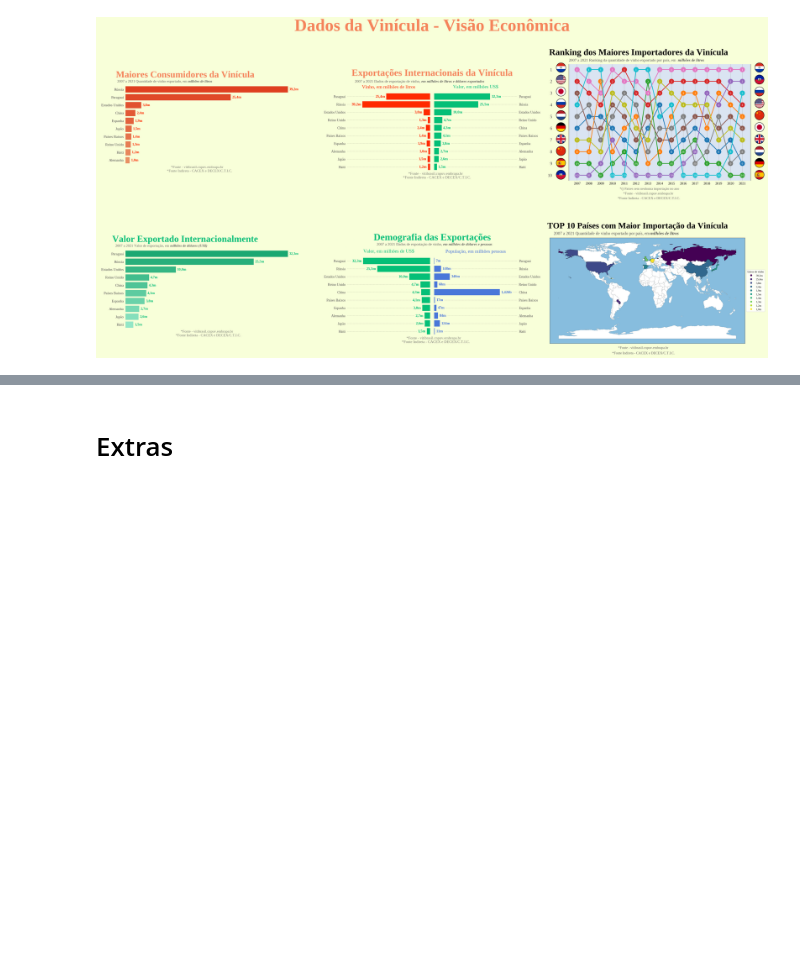
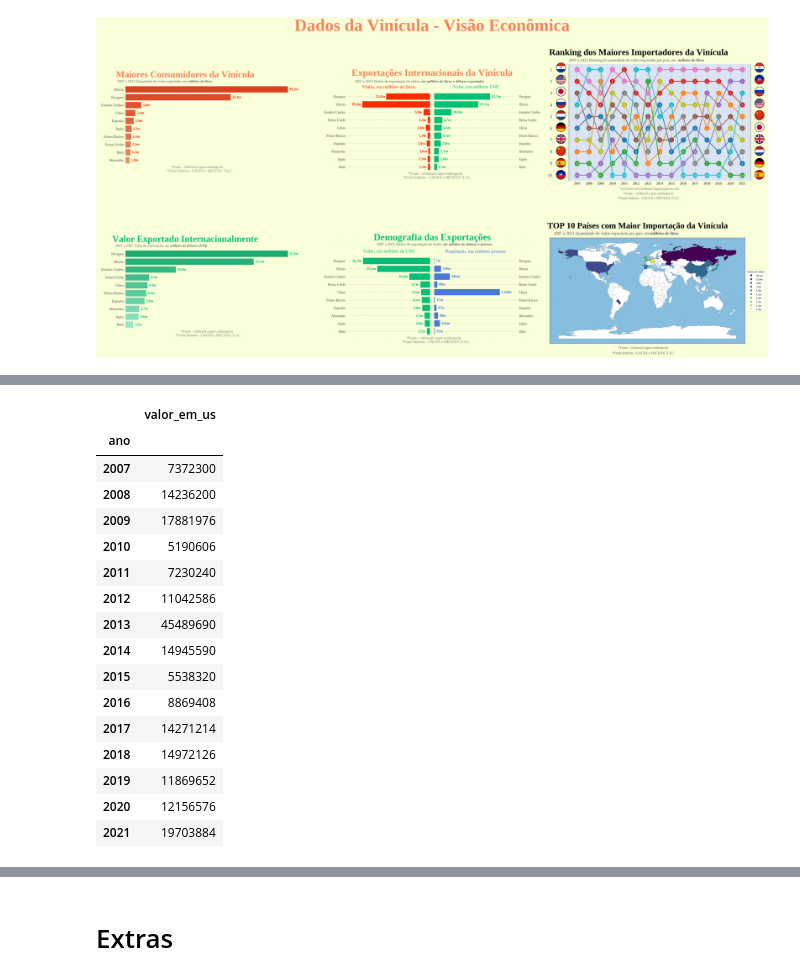
Before and after one commit to GabrielPCO/tech_challenge, a Jupyter notebook: Tech_Challenge.ipynb, the cells around one changed output, grey strips where cells are left out. Saved outputs shown, nothing was run; the diff lists cells and outputs as text; code cells hidden in the pictures; blank space fills up the shorter version.

```diff
--- a/Tech_Challenge.ipynb
+++ b/Tech_Challenge.ipynb
@@ -1443,0 +1489,22 @@ plt.show()
+# %%
+# DataFrame de soma de valores em us por ano
+exportacoes_prospeccao_futura_valor = exportacoes_prospeccao_futura_valor.to_frame()
+exportacoes_prospeccao_futura_valor
+# %% [output]
+|  | valor_em_us |
+| ano |  |
+| 2007 | 7372300 |
+| 2008 | 14236200 |
+| 2009 | 17881976 |
+| 2010 | 5190606 |
+| 2011 | 7230240 |
+| 2012 | 11042586 |
+| 2013 | 45489690 |
+| 2014 | 14945590 |
+| 2015 | 5538320 |
+| 2016 | 8869408 |
+| 2017 | 14271214 |
+| 2018 | 14972126 |
+| 2019 | 11869652 |
+| 2020 | 12156576 |
+| 2021 | 19703884 |
```
Also changed, not shown: parts of 34 cells of this notebook, 2 other files.
